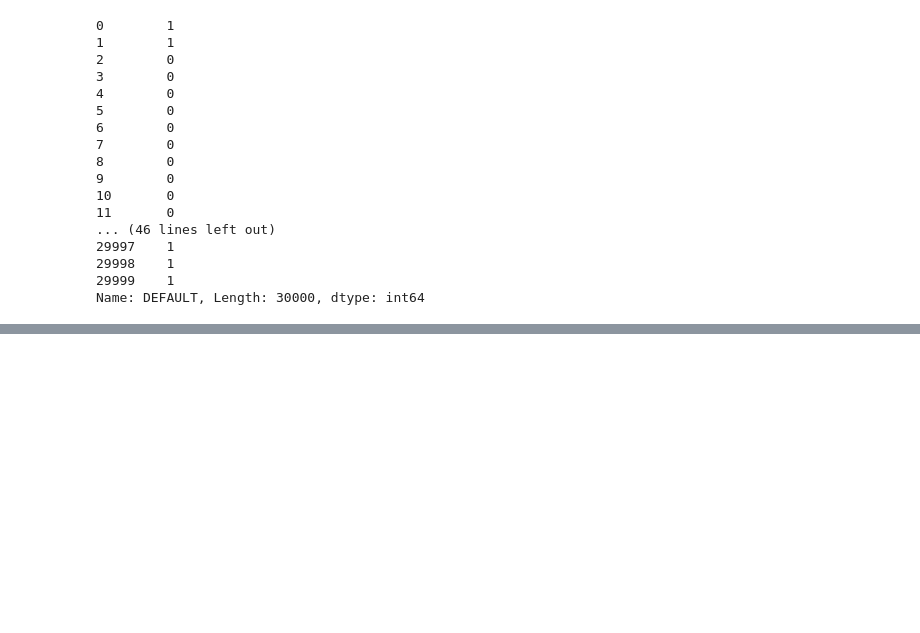
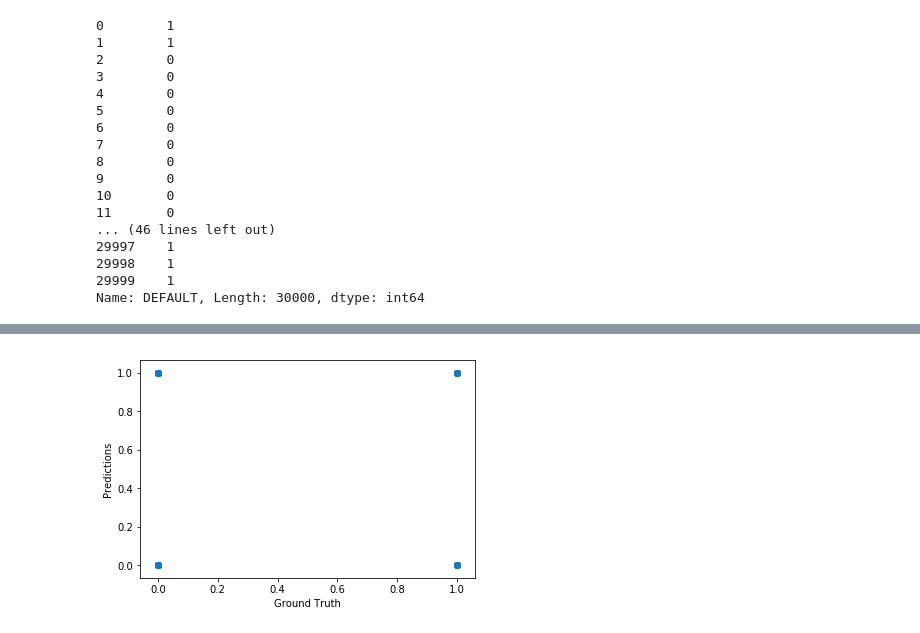
Before and after one commit to rjmclain1/DA1018UTA, a Jupyter notebook: C5T3_Classification.ipynb, the cells around one changed output, grey strips where cells are left out. Saved outputs shown, nothing was run; the diff lists cells and outputs as text; code cells hidden in the pictures; blank space fills up the shorter version.

```diff
--- a/C5T3_Classification.ipynb
+++ b/C5T3_Classification.ipynb
@@ -239,0 +221,17 @@ plt.show();
+# %%
+# Use GridSearchCV to optimize RF
+max_features = [xTrain.shape[1]//3, 'sqrt', 'log2', 'auto']
+min_samples_leaf = [1, 10, 30]
+n_estimators = [50,100,200]
+search_grid = {'n_estimators':n_estimators,
+              'max_features': max_features,
+              'min_samples_leaf': min_samples_leaf}
+search_func = GridSearchCV(estimator=RF_cls,
+                          param_grid=search_grid,
+                          scoring=scorer,
+                          cv=crossvalidation)
+search_func.fit(xTrain,yTrain)
+best_params = search_func.best_params_
+best_score = search_func.best_score_
+print('Best parameters: %s' % best_params)
+print('Best accuracy: %.5f' % best_score)
@@ -239,0 +253,5 @@ plt.show();
+# %%
+modelGBC.fit(xTrain,yTrain)
+print('Cross Validation Score: ',cross_val_score(modelGBC, xTrain, yTrain, scoring=scorer,cv=crossvalidation))
+GBCscore = modelGBC.score(xTrain,yTrain)
+print('Mean Accuracy: %.5f' % GBCscore)
@@ -239,0 +324,6 @@ plt.show();
+# %%
+# Making Decision Tree predictions
+predictions = modelGBC.predict(xTest)
+print('\nClassification report:\n ', classification_report(yTest, predictions))
+print('\nKappa: %.7f' % cohen_kappa_score(yTest,predictions))
+print('\nConfusion matrix (Future DEFAULT):\n    No\t Yes\n',confusion_matrix(yTest, predictions))
@@ -239,0 +348,7 @@ plt.show();
+# %%
+plt.scatter(yTest, predictions, alpha = 0.5)
+plt.xlabel('Ground Truth')
+plt.ylabel('Predictions')
+plt.show();
+# %% [output]
+[figure, added]
```
Also changed, not shown: parts of 47 cells of this notebook, 1 other file.
